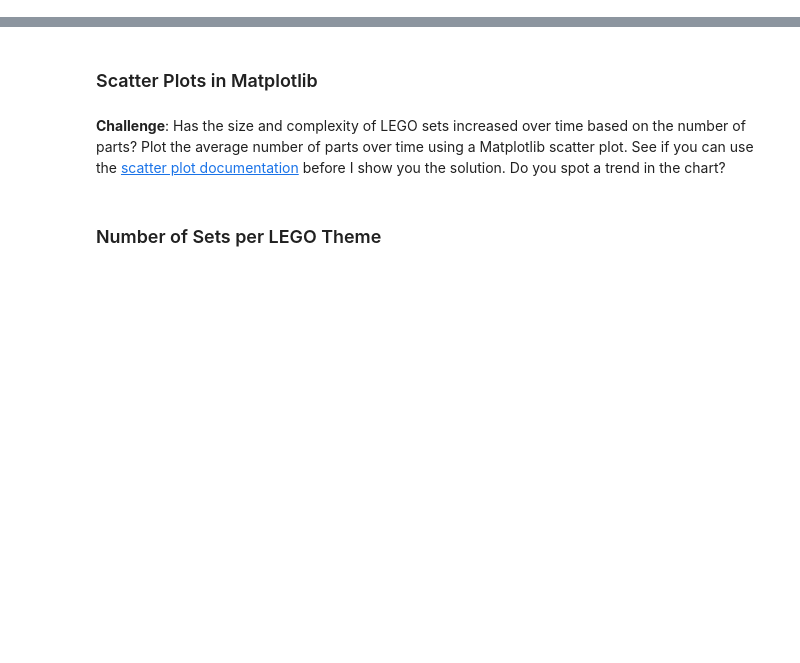
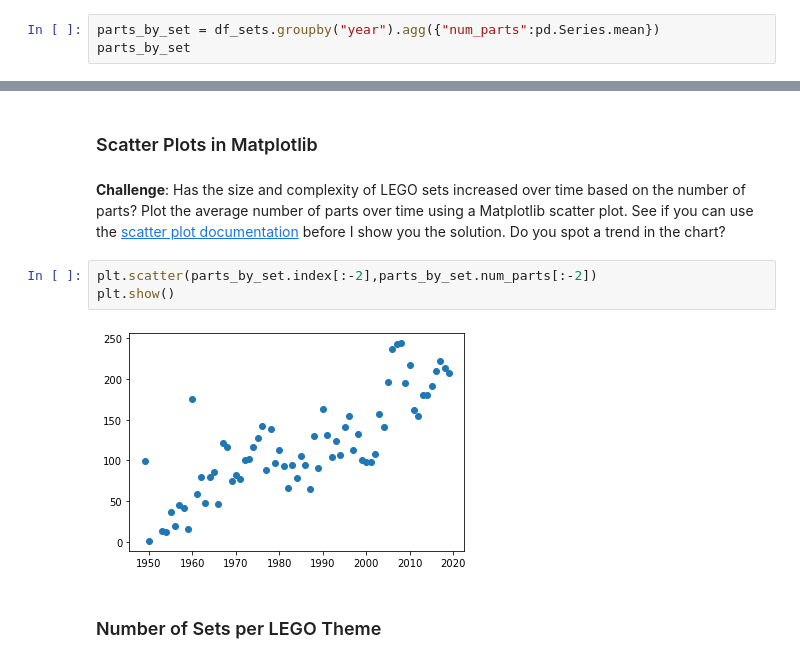
Before and after one commit to Erimsaholut/dataScience, a Jupyter notebook: exercises/udemy-angelaYu/LEGO Data (start)/Lego_Analysis_for_Course_(start).ipynb, the cells around one changed output, grey strips where cells are left out. Drawn from its saved outputs; the diff is of its cells as text; blank space fills up the shorter version.

```diff
--- a/exercises/udemy-angelaYu/LEGO Data (start)/Lego_Analysis_for_Course_(start).ipynb
+++ b/exercises/udemy-angelaYu/LEGO Data (start)/Lego_Analysis_for_Course_(start).ipynb
@@ -205,2 +210,5 @@ plt.plot(df_sets.groupby("year").count())
 # %% [markdown]
 **Challenge**: Use the <code>.groupby()</code> and <code>.agg()</code> function together to figure out the average number of parts per set. How many parts did the average LEGO set released in 1954 compared to say, 2017?
+# %%
+parts_by_set = df_sets.groupby("year").agg({"num_parts":pd.Series.mean})
+parts_by_set
@@ -208,6 +231,11 @@ plt.plot(df_sets.groupby("year").count())
 ### Scatter Plots in Matplotlib
 # %% [markdown]
 **Challenge**: Has the size and complexity of LEGO sets increased over time based on the number of parts? Plot the average number of parts over time using a Matplotlib scatter plot. See if you can use the [scatter plot documentation](https://matplotlib.org/3.1.0/api/_as_gen/matplotlib.pyplot.scatter.html) before I show you the solution. Do you spot a trend in the chart?
+# %%
+plt.scatter(parts_by_set.index[:-2],parts_by_set.num_parts[:-2])
+plt.show()
+# %% [output]
+[figure, added]
 # %% [markdown]
 ### Number of Sets per LEGO Theme
 # %% [markdown]
```
Also changed, not shown: parts of 16 cells of this notebook.
